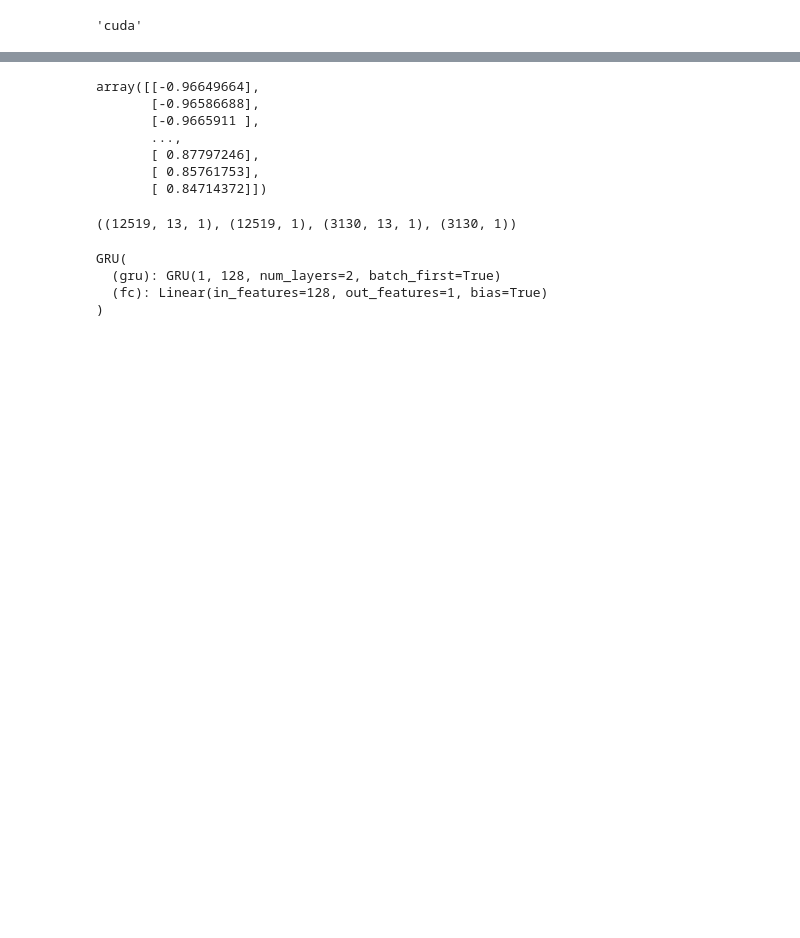
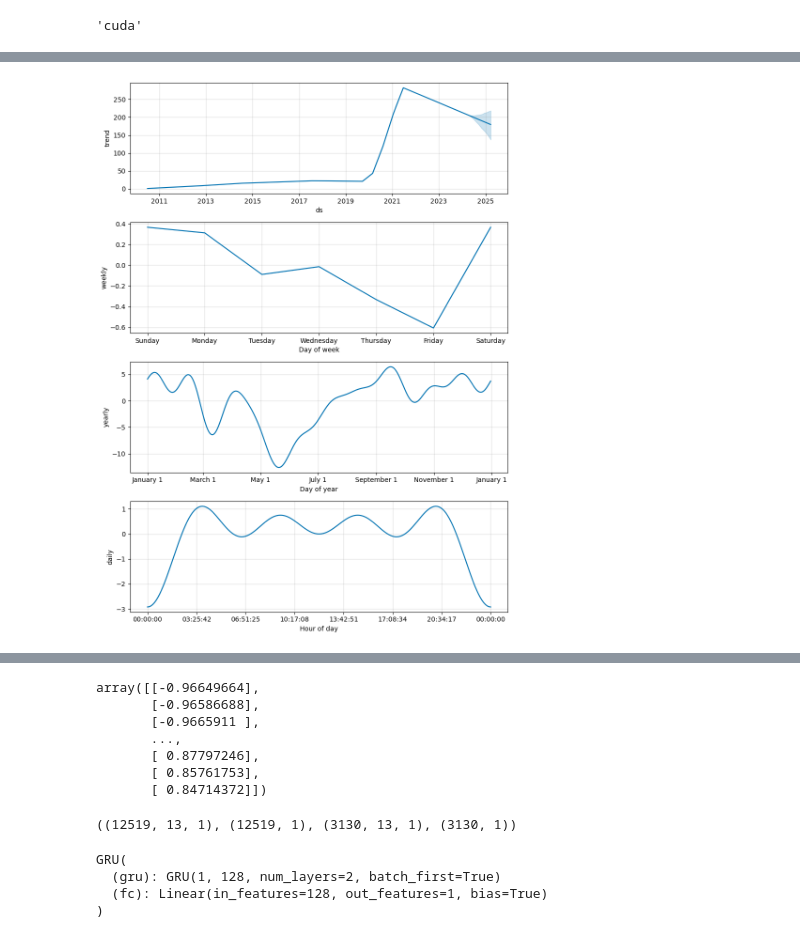
Before and after one commit to Github11200/QuantumTrader, a Jupyter notebook: src/models/ExperimentalModel.ipynb, the cells around one changed output, grey strips where cells are left out. Saved outputs shown, nothing was run; the diff lists cells and outputs as text; code cells hidden in the pictures; blank space fills up the shorter version.

```diff
--- a/src/models/ExperimentalModel.ipynb
+++ b/src/models/ExperimentalModel.ipynb
@@ -37,3 +88,7 @@ apple_data
+# %%
+fig2 = m.plot_components(forecast)
+# %% [output]
+[figure, added]
 # %%
 apple_data = apple_data[["Close"]]
 apple_data.values
```
Also changed, not shown: parts of 8 cells of this notebook, 10 other files.
